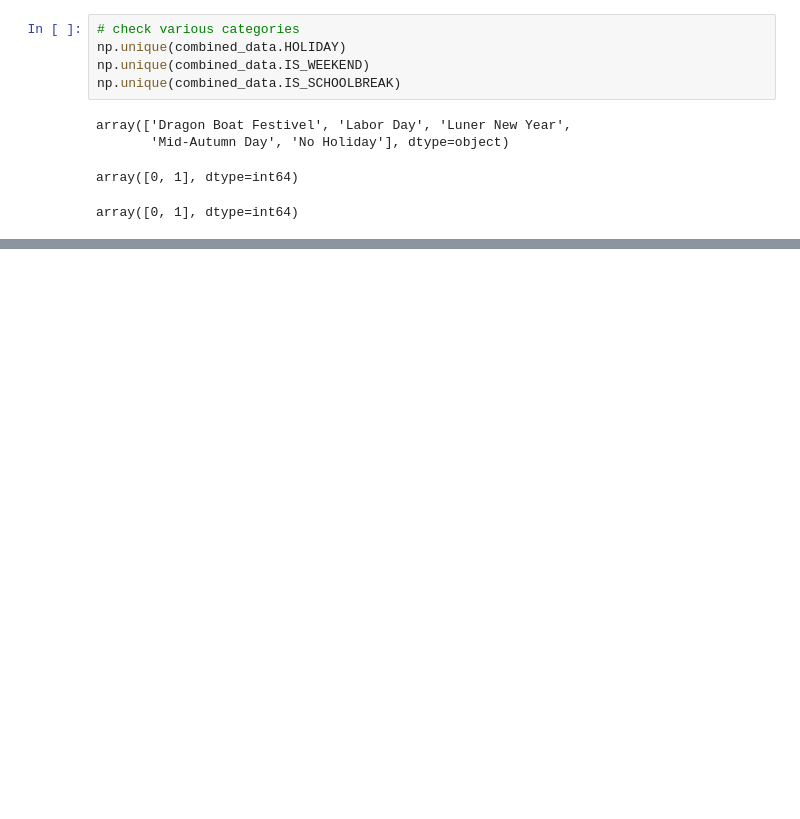
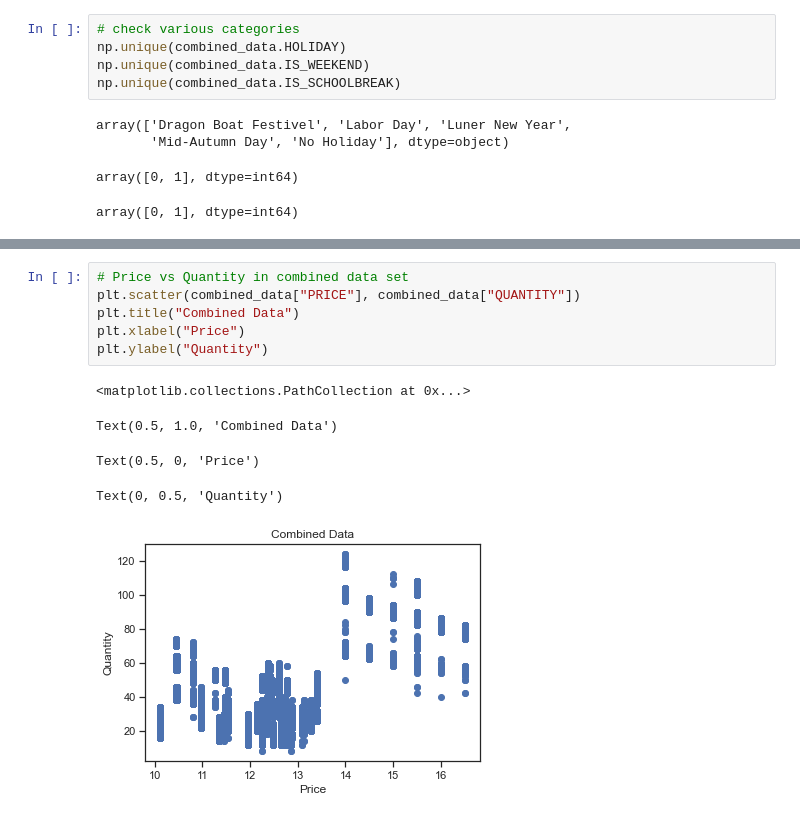
Before and after one commit to Keshtech2002/Retail_Price_Optimization_ML_Regression, a Jupyter notebook: Cafe_Price_Optimazation.ipynb, the cells around one changed output, grey strips where cells are left out. Saved outputs shown, nothing was run; the diff lists cells and outputs as text; blank space fills up the shorter version.

```diff
--- a/Cafe_Price_Optimazation.ipynb
+++ b/Cafe_Price_Optimazation.ipynb
@@ -444,0 +465,12 @@ bau_data[bau_data['HOLIDAY']!='No Holiday']
+# %%
+# Price vs Quantity in combined data set
+plt.scatter(combined_data["PRICE"], combined_data["QUANTITY"])
+plt.title("Combined Data")
+plt.xlabel("Price")
+plt.ylabel("Quantity")
+# %% [output]
+<matplotlib.collections.PathCollection at 0x...>
+Text(0.5, 1.0, 'Combined Data')
+Text(0.5, 0, 'Price')
+Text(0, 0.5, 'Quantity')
+[figure, added]
```
Also changed, not shown: parts of 35 cells of this notebook.
